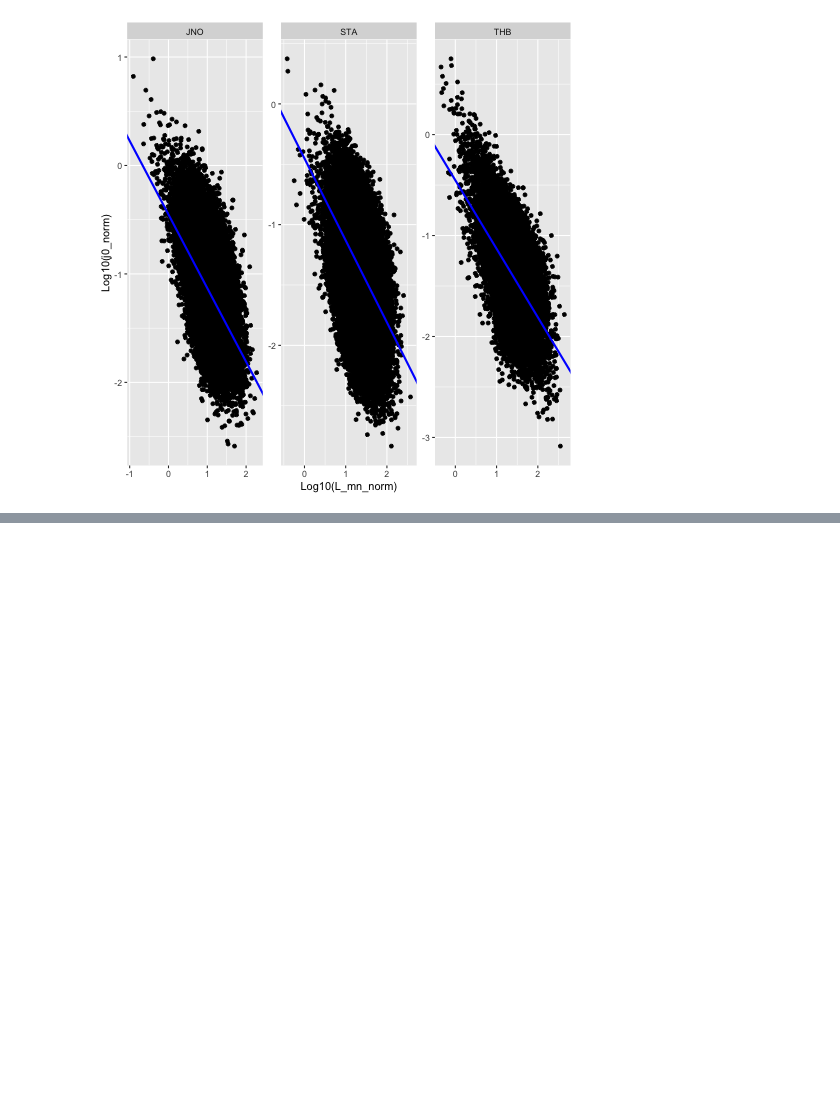
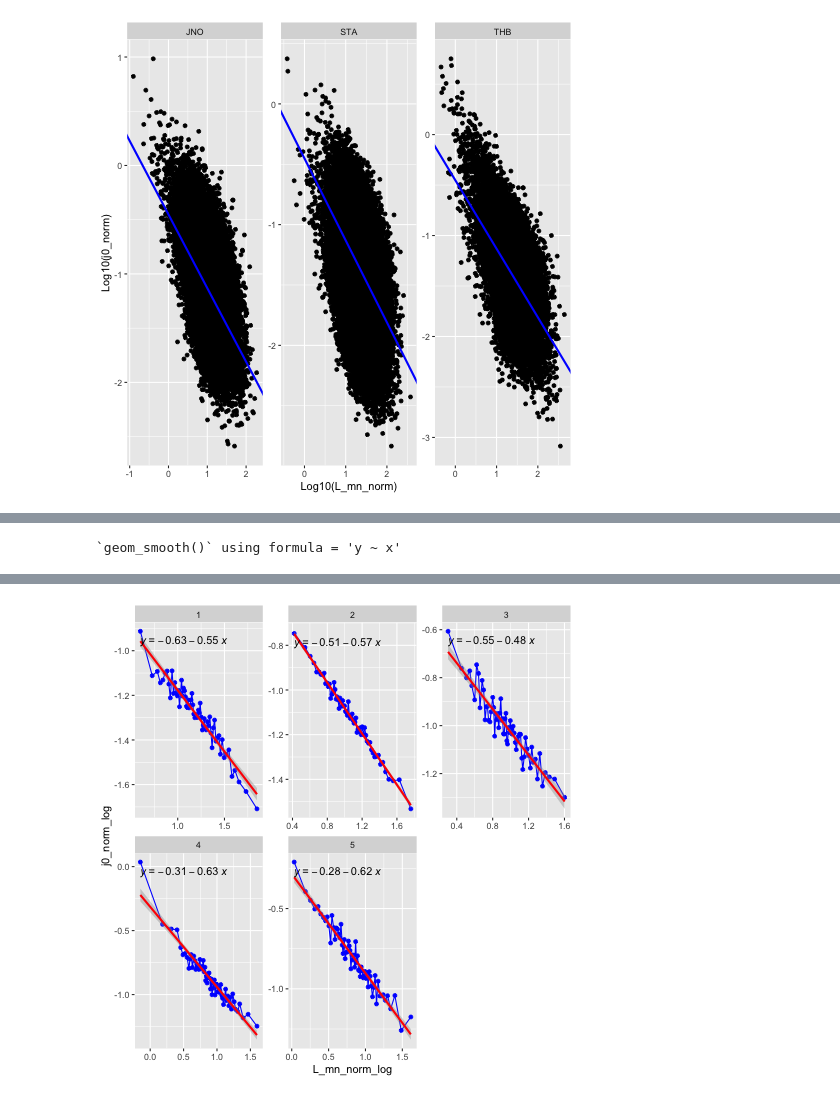
Before and after one commit to Beforerr/discontinuitypy, a Jupyter notebook: notebooks/analysis/02_properties.ipynb, the cells around one changed output, grey strips where cells are left out. Drawn from its saved outputs; the diff is of its cells as text; code cells hidden in the pictures; blank space fills up the shorter version.

```diff
--- a/notebooks/analysis/02_properties.ipynb
+++ b/notebooks/analysis/02_properties.ipynb
@@ -152,5 +162,5 @@ shape: (9, 8)
 # %%
-jno_candidates_l1 = all_candidates_l1.filter(pl.col('sat') == 'JNO')
+jno_candidates_l1 = all_events_l1.filter(pl.col('sat') == 'JNO')
 %R -i jno_candidates_l1 -c conv_pl
 # %%
 from ids_finder.utils.analysis import filter_before_jupiter
@@ -609,0 +705,15 @@ generated.
+# %%
+%%R -i jno_events_l1_L_binned -c conv_pl
+# Plot creation
+p <- ggplot(jno_events_l1_L_binned, aes(x = L_mn_norm_log, y = j0_norm_log)) +
+    geom_line(color = 'blue') +
+    geom_point(color = 'blue') +
+    geom_smooth(method = "glm", color = 'red') +
+    facet_wrap(~ r_bin, scales = "free") +
+    stat_regline_equation()
+
+
+# Print the plot
+print(p)
+# %% [output]
+`geom_smooth()` using formula = 'y ~ x'
@@ -610,3 +721,4 @@ generated.
+[figure, added]
 # %%
 %%R -i jno_candidates_l1 -c conv_pl
 
```
Also changed, not shown: parts of 35 cells of this notebook, 48 other files.
